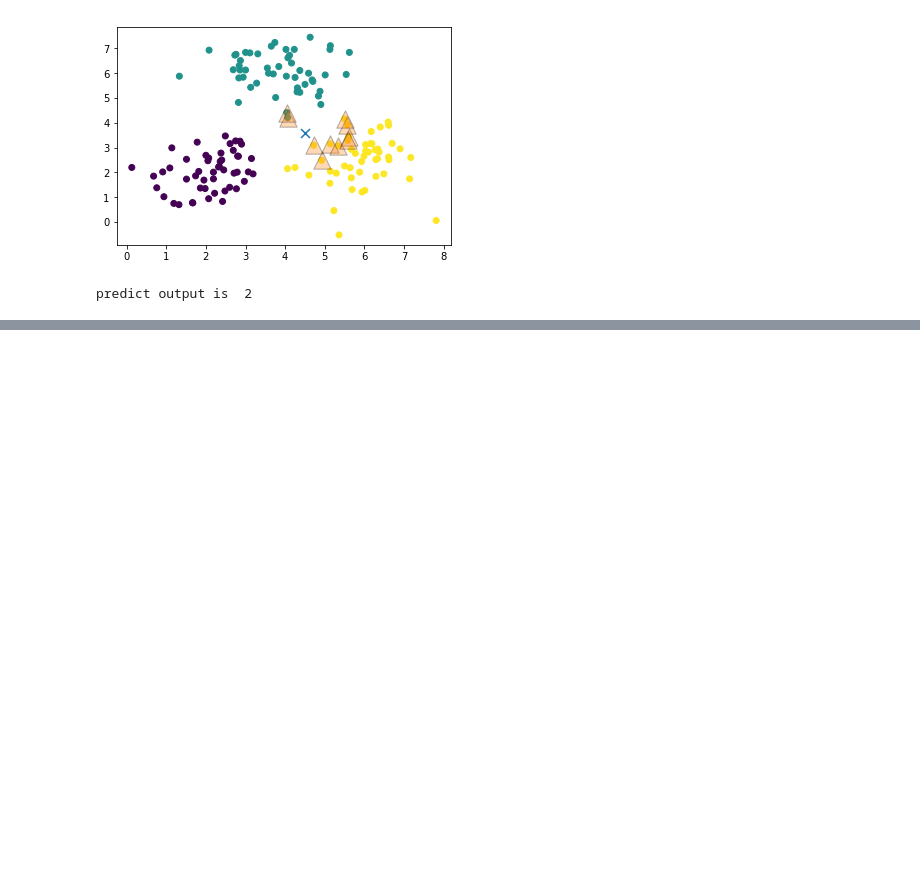
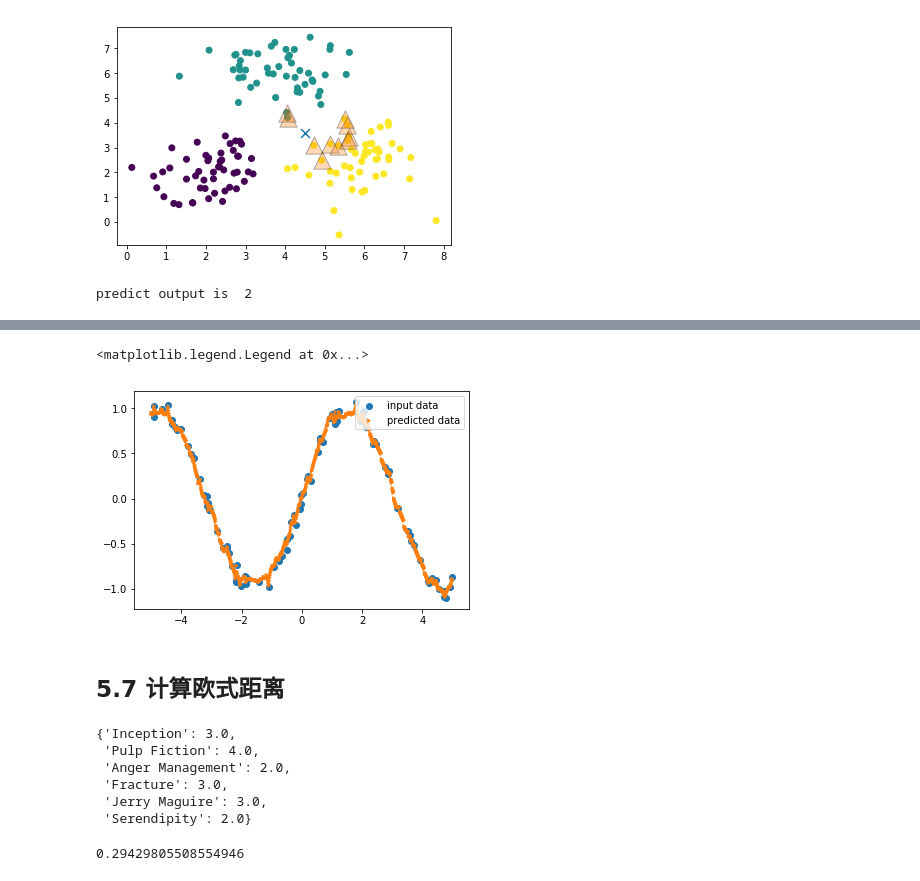
Before and after one commit to Alexzsh/dlpaper-code, a Jupyter notebook: mlcode/python 机器学习经典实例/Chapter05/第五章 构建推荐引擎.ipynb, the cells around one changed output, grey strips where cells are left out. Cells and saved outputs as stored; diff of their text form; code cells hidden in the pictures; blank space fills up the shorter version.

```diff
--- a/mlcode/python 机器学习经典实例/Chapter05/第五章 构建推荐引擎.ipynb
+++ b/mlcode/python 机器学习经典实例/Chapter05/第五章 构建推荐引擎.ipynb
@@ -148,0 +159,15 @@ classifier.n_neighbors
+# %%
+x_values=np.linspace(-0.5*amplitude,0.5*amplitude,10*num_points)[:,np.newaxis]
+# %%
+from sklearn.neighbors import KNeighborsRegressor
+n_neighbors=8
+knn_regressor=KNeighborsRegressor(n_neighbors,weights='distance')
+y_values=knn_regressor.fit(X,y).predict(x_values)
+plt.scatter(X,y,label='input data')
+plt.scatter(x_values,y_values,s=10,linestyle='--',marker='>',label='predicted data')
+plt.legend(loc=1)
+# %% [output]
+<matplotlib.legend.Legend at 0x...>
+[figure, added]
+# %% [markdown]
+## 5.7 计算欧式距离
@@ -148,0 +179,30 @@ classifier.n_neighbors
+# %%
+data['Melissa Jones']
+# %% [output]
+{'Inception': 3.0,
+ 'Pulp Fiction': 4.0,
+ 'Anger Management': 2.0,
+ 'Fracture': 3.0,
+ 'Jerry Maguire': 3.0,
+ 'Serendipity': 2.0}
+# %%
+#欧氏距离计算相似度
+def euclidean_score(dataset,user1,user2):
+    if user1 not in dataset:
+        raise TypeError('User'+user1+' not in the dataset')
+    if user2 not in dataset:
+        raise TypeError('User'+user2+' not in the dataset')
+    rated_by_both={}
+    for item in dataset[user1]:
+        if item in dataset[user2]:
+            rated_by_both[item]=1
+    if len(rated_by_both)==0:
+        return 0
+    squared_diff=[]
+    for item in dataset[user1]:
+        if item in dataset[user2]:
+            squared_diff.append(np.square(dataset[user1][item]-dataset[user2][item]))
+    return 1/(1+np.sqrt(np.sum(squared_diff)))
+euclidean_score(data,'John Carson','Michelle Peterson')
+# %% [output]
+0.29429805508554946
```
Also changed, not shown: parts of 7 cells of this notebook, 1 other file.
